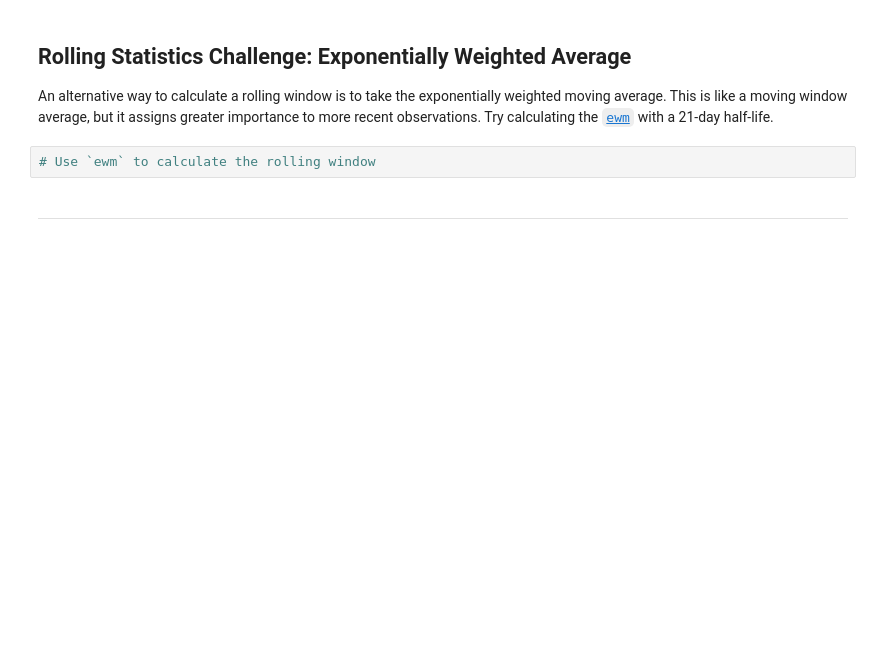
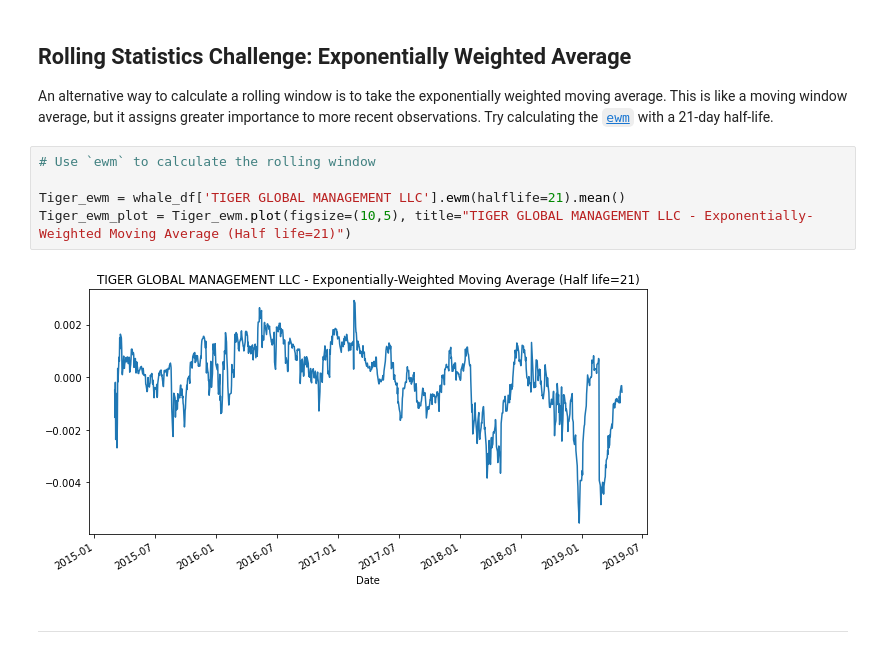
Before and after one commit to bmd1209/Pandas_HW2, a Jupyter notebook: Starter_Code_whale_analysis.ipynb, the cells around one changed output. Drawn from its saved outputs; the diff is of its cells as text; blank space fills up the shorter version.

```diff
--- a/Starter_Code_whale_analysis.ipynb
+++ b/Starter_Code_whale_analysis.ipynb
@@ -356,8 +351,13 @@ ax.legend(["TIGER"])
 ## Rolling Statistics Challenge: Exponentially Weighted Average
 
 An alternative way to calculate a rolling window is to take the exponentially weighted moving average. This is like a moving window average, but it assigns greater importance to more recent observations. Try calculating the [`ewm`](https://pandas.pydata.org/pandas-docs/stable/reference/api/pandas.DataFrame.ewm.html) with a 21-day half-life.
-# %%
-# Use `ewm` to calculate the rolling window
+# %%
+# Use `ewm` to calculate the rolling window
+
+Tiger_ewm = whale_df['TIGER GLOBAL MANAGEMENT LLC'].ewm(halflife=21).mean()
+Tiger_ewm_plot = Tiger_ewm.plot(figsize=(10,5), title="TIGER GLOBAL MANAGEMENT LLC - Exponentially-Weighted Moving Average (Half life=21)")
+# %% [output]
+[figure, added]
 # %% [markdown]
 ---
 # %% [markdown]
```
Also changed, not shown: parts of 11 cells of this notebook, 6 other files.
